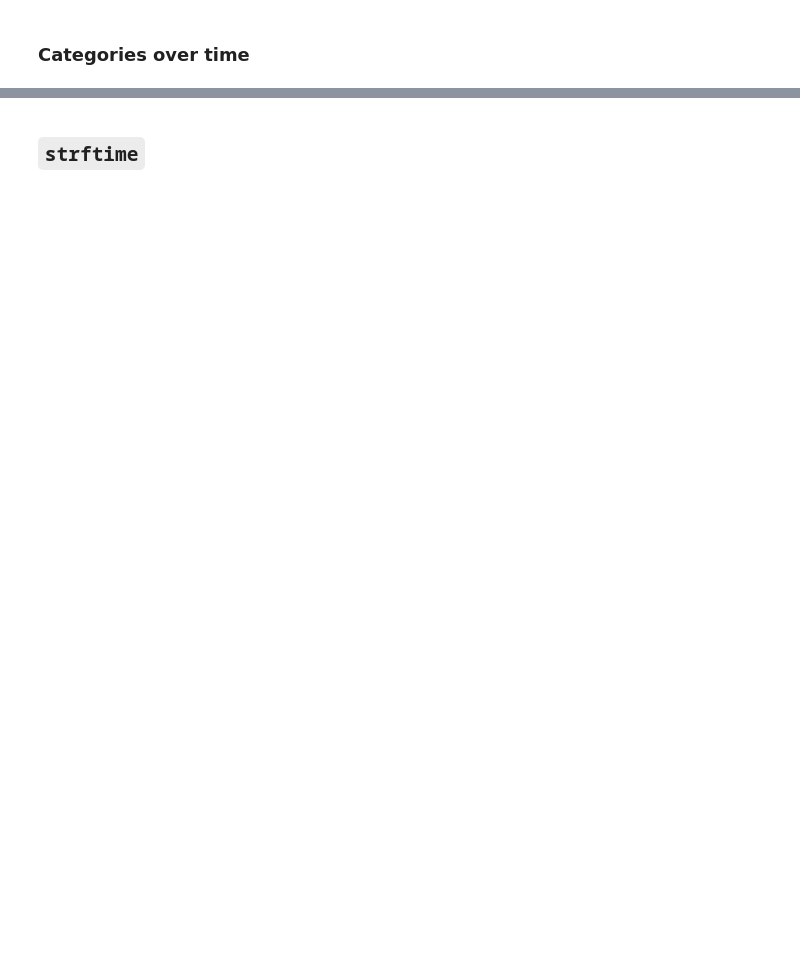
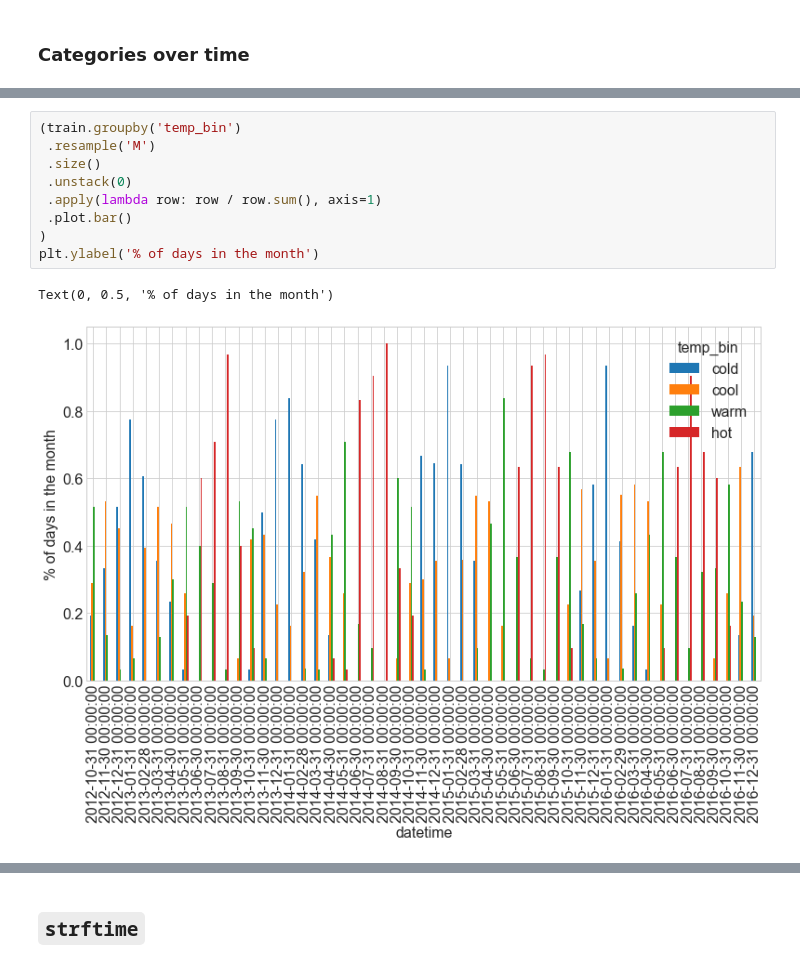
Before and after one commit to Brandon-Martinez27/time-series-exercises, a Jupyter notebook: explore_lesson.ipynb, the cells around one changed output, grey strips where cells are left out. Cells and saved outputs as stored; diff of their text form; blank space fills up the shorter version.

```diff
--- a/explore_lesson.ipynb
+++ b/explore_lesson.ipynb
@@ -391,3 +443,15 @@ plt.ylabel('% of days in the month')
+# %%
+(train.groupby('temp_bin')
+ .resample('M')
+ .size()
+ .unstack(0)
+ .apply(lambda row: row / row.sum(), axis=1)
+ .plot.bar()
+)
+plt.ylabel('% of days in the month')
+# %% [output]
+Text(0, 0.5, '% of days in the month')
+[figure, added]
 # %%
 ax = (train['2015']
  .groupby('temp_bin')
```
Also changed, not shown: parts of 17 cells of this notebook, 1 other file.
